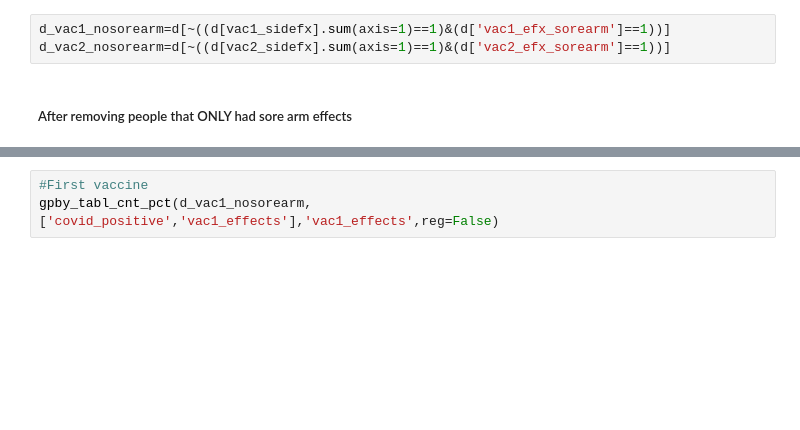
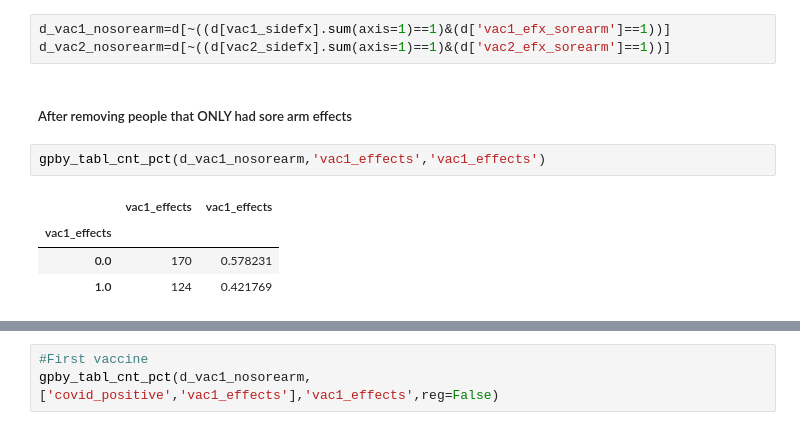
Before and after one commit to amillner/notebook_show, a Jupyter notebook: vaccine_survey.ipynb, the cells around one changed output, grey strips where cells are left out. Cells and saved outputs as stored; diff of their text form; blank space fills up the shorter version.

```diff
--- a/vaccine_survey.ipynb
+++ b/vaccine_survey.ipynb
@@ -222,3 +238,10 @@ d_vac1_nosorearm=d[~((d[vac1_sidefx].sum(axis=1)==1)&(d['vac1_efx_sorearm']==1))
 d_vac2_nosorearm=d[~((d[vac2_sidefx].sum(axis=1)==1)&(d['vac2_efx_sorearm']==1))]
 # %% [markdown]
 ##### After removing people that ONLY had sore arm effects
+# %%
+gpby_tabl_cnt_pct(d_vac1_nosorearm,'vac1_effects','vac1_effects')
+# %% [output]
+|  | vac1_effects | vac1_effects |
+| vac1_effects |  |  |
+| 0.0 | 170 | 0.578231 |
+| 1.0 | 124 | 0.421769 |
```
Also changed, not shown: parts of 5 cells of this notebook.
